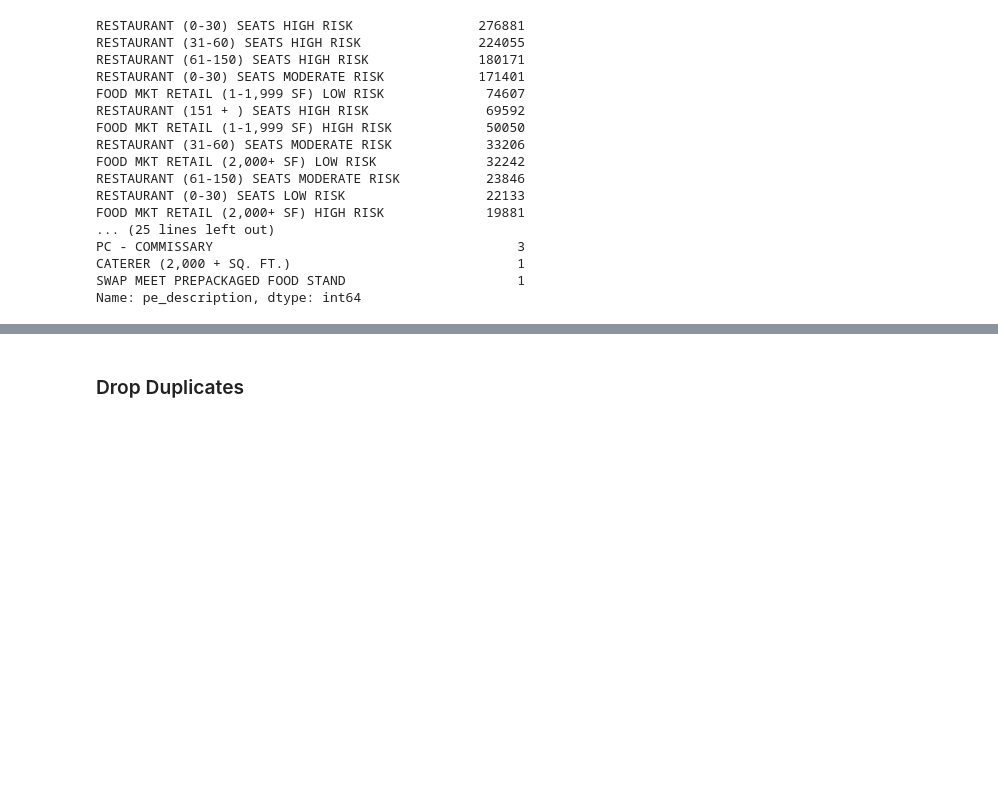
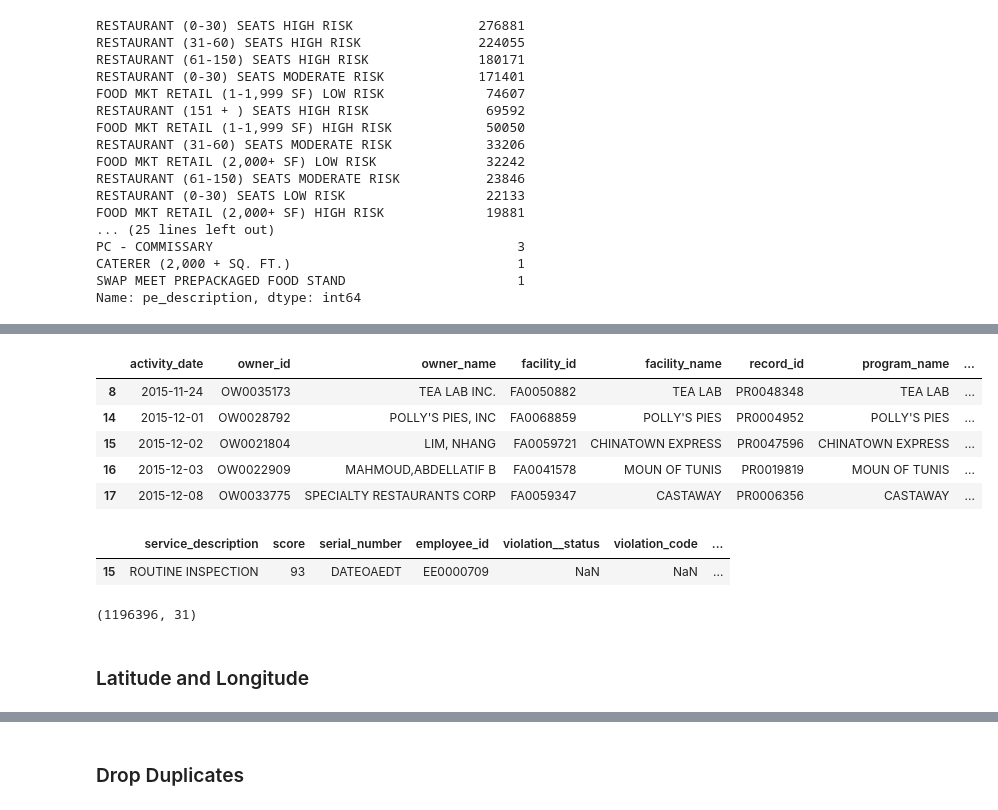
Before and after one commit to erikaadre/Springboard-Capstone, a Jupyter notebook: datawrangling/Data Wrangling - LA County Restaurant Violations.ipynb, the cells around one changed output, grey strips where cells are left out. Drawn from its saved outputs; the diff is of its cells as text; code cells hidden in the pictures; blank space fills up the shorter version.

```diff
--- a/datawrangling/Data Wrangling - LA County Restaurant Violations.ipynb
+++ b/datawrangling/Data Wrangling - LA County Restaurant Violations.ipynb
@@ -252,0 +252,16 @@ df['']
+# %%
+# Categorize on Facility Type - Restaurant, Market Retail etc
+merged_df['facility_type'] = merged_df.pe_description.str.split('(').str[0]
+
+# Categorize based on risk level - High = 3 , Medium = 2, Low = 1
+# Risk is categorized based on type of food prep they do. More complex = Higher Risk
+lst = ['HIGH','MODERATE','MOD','LOW']
+def fun(a):
+    for i in lst:
+        if i in a:
+            return i
+    return np.nan
+merged_df['risk_level'] = merged_df.pe_description.apply(lambda x: fun(x))
+mapping = {'HIGH': '3', 'MODERATE':'2','MOD':'2', 'LOW':'1', np.nan: np.nan}
+merged_df['risk_level'] = merged_df['risk_level'].replace(mapping)
+merged_df['risk_level'].value_counts(dropna = False)
@@ -252,0 +284,25 @@ df['']
+# %%
+import regex
+import re
+def cap_find(row):
+    if 'SEATS' in row:
+        seat_range = regex.split('\(|\)',row)[1]
+        if '+' in seat_range:
+            seat_conv = seat_range.replace('+','')
+            return int(seat_conv)*15
+        if '-' in seat_range:
+            seat_conv = seat_range.split('-')[1]
+            return int(seat_conv)*15
+    elif 'SQ. FT.' in row or 'SF' in row:
+        bracket_info = regex.split('\(|\)',row)[1]
+        if '+' in bracket_info:
+            b_info = bracket_info.replace(',','').split()[0]
+            return int(b_info.replace('+',''))
+        if '-' in bracket_info:
+            brkt_info = bracket_info.split()[0].replace(',','')
+            return int(brkt_info.split('-')[1])
+    else:
+        return np.nan
+
+merged_df['sq_ft_max'] = merged_df['pe_description'].apply(lambda row: cap_find(row))
+merged_df['sq_ft_max'].value_counts()
@@ -252,0 +328,2 @@ df['']
+# %%
+dropped_duplicates = merged_df.loc[~((merged_df['points']==0.0) & (merged_df['score'] != 100)),:]
@@ -252,0 +342,21 @@ df['']
+# %%
+dropped_duplicates[dropped_duplicates['points'].isna()].head().iloc[:,0:20]
+# %% [output]
+|  | activity_date | owner_id | owner_name | facility_id | facility_name | record_id | program_name | ... |
+| 8 | 2015-11-24 | OW0035173 | TEA LAB INC. | FA0050882 | TEA LAB | PR0048348 | TEA LAB | ... |
+| 14 | 2015-12-01 | OW0028792 | POLLY'S PIES, INC | FA0068859 | POLLY'S PIES | PR0004952 | POLLY'S PIES | ... |
+| 15 | 2015-12-02 | OW0021804 | LIM, NHANG | FA0059721 | CHINATOWN EXPRESS | PR0047596 | CHINATOWN EXPRESS | ... |
+| 16 | 2015-12-03 | OW0022909 | MAHMOUD,ABDELLATIF B | FA0041578 | MOUN OF TUNIS | PR0019819 | MOUN OF TUNIS | ... |
+| 17 | 2015-12-08 | OW0033775 | SPECIALTY RESTAURANTS CORP | FA0059347 | CASTAWAY | PR0006356 | CASTAWAY | ... |
+# %%
+#Cannot Just drop these rows because there are many rows with NaN value for points
+dropped_duplicates[dropped_duplicates['serial_number'] == 'DATEOAEDT'].iloc[:,15:]
+# %% [output]
+|  | service_description | score | serial_number | employee_id | violation__status | violation_code | ... |
+| 15 | ROUTINE INSPECTION | 93 | DATEOAEDT | EE0000709 | NaN | NaN | ... |
+# %%
+dropped_duplicates.shape
+# %% [output]
+(1196396, 31)
+# %% [markdown]
+### Latitude and Longitude
```
Also changed, not shown: parts of 38 cells of this notebook.
